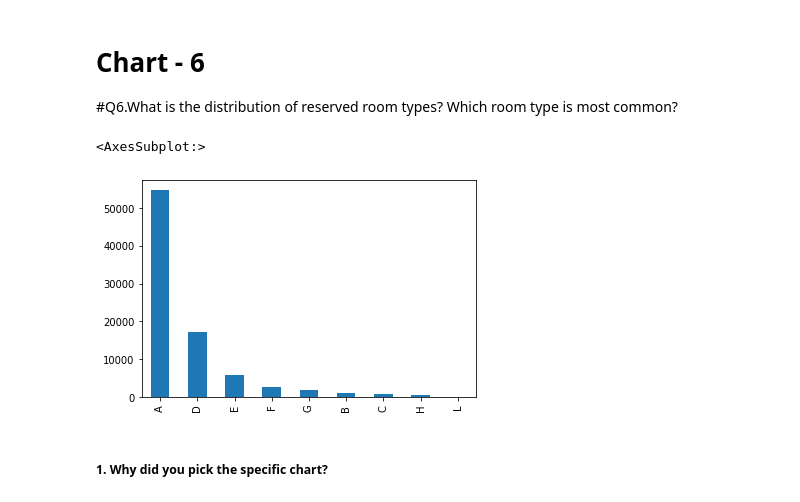
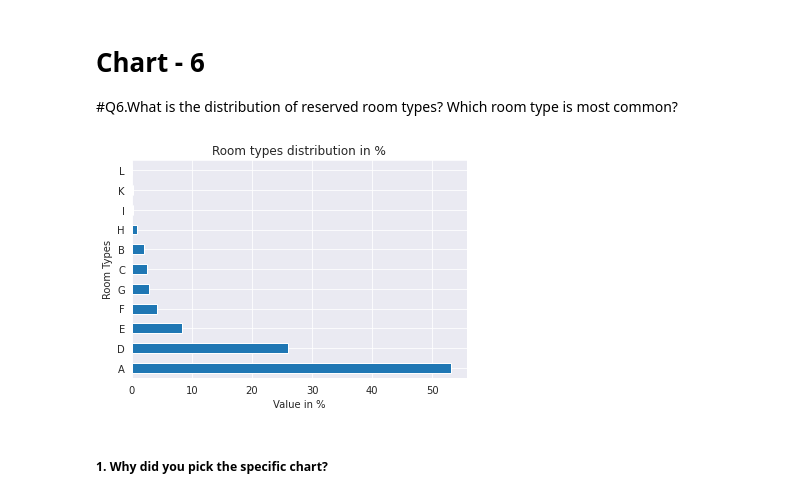
Before and after one commit to Jassibro/EDA-PROJECT, a Jupyter notebook: EDA_Hotel_Booking_Analysis.ipynb, the cells around one changed output. Saved outputs shown, nothing was run; the diff lists cells and outputs as text; code cells hidden in the pictures.

```diff
--- a/EDA_Hotel_Booking_Analysis.ipynb
+++ b/EDA_Hotel_Booking_Analysis.ipynb
@@ -316,6 +320,7 @@ array(['Transient', 'Contract', 'Transient-Party', 'Group'], dtype=object)
 ### Data Wrangling Code
 # %%
 df1["total_stay"]=df1['stays_in_week_nights']+df1['stays_in_weekend_nights']
+df1['total_guests']=df1['adults']+df1['children']+df1['babies']
 # %%
 # Dataset Describe
 df1.describe()
@@ -451,11 +457,10 @@ Answer Here
 # %%
 # Chart - 4 visualization code
-df1['arrival_date_month']=pd.to_datetime(df['arrival_date_month'],format='%B').dt.month
-reservations_by_month=df1['arrival_date_month'].value_counts().sort_index()
-reservations_by_month.plot(kind='bar')
+df1['arrival_date_month']=pd.to_datetime(df1['arrival_date_month'],format='%B').dt.month
+sns.countplot(data=df1,x='arrival_date_month',hue='hotel',palette='Paired')
 plt.xticks(range(12), ['Jan','Feb','Mar','Apr','May','Jun','Jul','Aug','Sep','Oct','Nov','Dec'])
-plt.xlabel("Month")
-plt.ylabel("Number of Reservations")
-plt.title("Reservations by Month")
+plt.legend(title='Hotel')
+plt.ylabel('Count')
+plt.xlabel('Arrival Date Month')
 plt.show()
 # %% [output]
@@ -500,11 +506,14 @@ Answer Here
 #Q6.What is the distribution of reserved room types? Which room type is most common?
 # %%
 # Chart - 6 visualization code
-room=df1['reserved_room_type'].value_counts()
-room.plot(kind='bar')
+room=df1['assigned_room_type'].value_counts(normalize=True)*100
+room.plot(kind='barh')
+plt.title("Room types distribution in %")
+plt.xlabel("Value in %")
+plt.ylabel("Room Types")
+plt.show()
 # %% [output]
-<AxesSubplot:>
-[figure, old version]
+[figure, new version]
 # %% [markdown]
 ##### 1. Why did you pick the specific chart?
 # %% [markdown]
```
Also changed, not shown: parts of 39 cells of this notebook.
